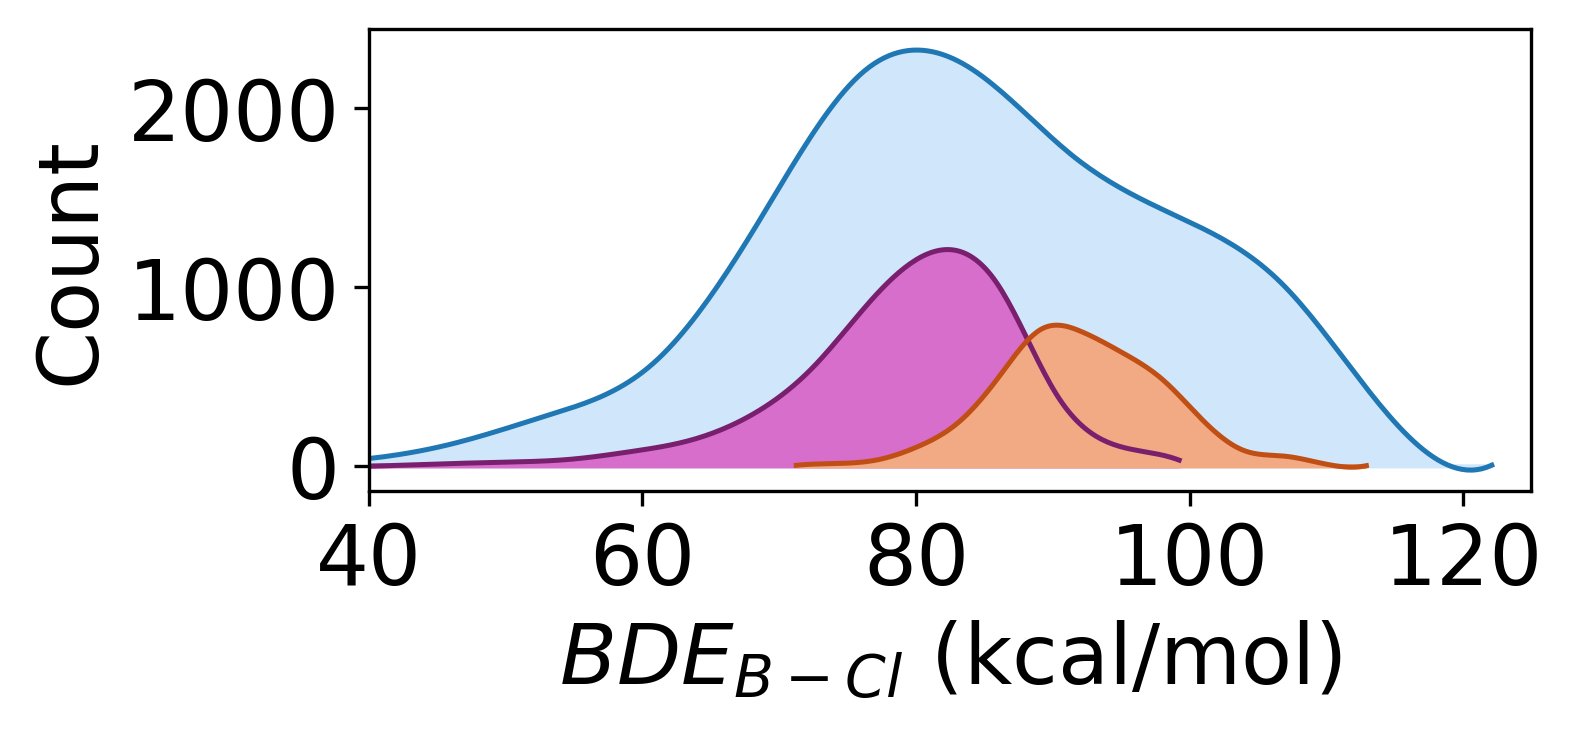
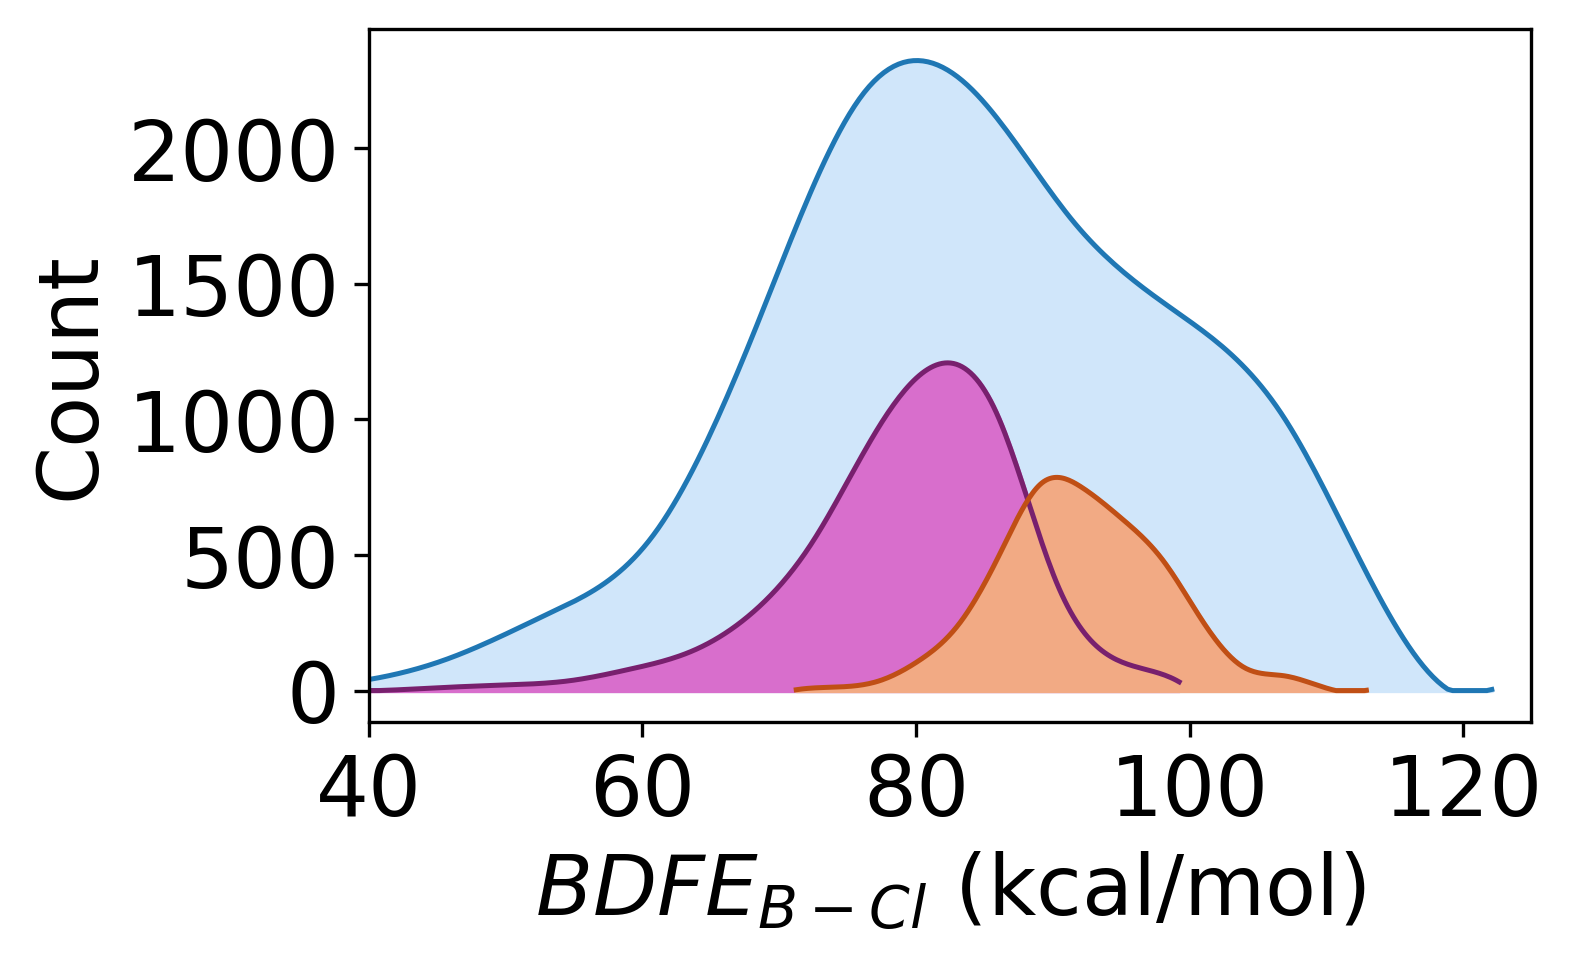
The change to this notebook cell's code, shown as a diff; its figure went from the first image to the second:
--- before
+++ after
@@ -1,5 +1,5 @@
 from DFTStructureGenerator.draw import plot_scatter_fit, plot_distribution, plot_panel
 from matplotlib import pyplot as plt
-fig = plt.figure(figsize=(5,2), dpi=300)
+fig = plt.figure(figsize=(5,3), dpi=300)
 ax = fig.add_subplot()
 
@@ -21,5 +21,5 @@
 plt.yticks(fontsize=20)
 plt.xlim(40, 125)
-plt.xlabel("$ BDE_{B-Cl}$ (kcal/mol)", fontsize=20)
+plt.xlabel("$ BDFE_{B-Cl}$ (kcal/mol)", fontsize=20)
 plt.ylabel("Count", fontsize=20)
 plt.show()

Commit: modified:   3_Build_DataBase.ipynb 	modified:   4_Benchmark.ipynb 	modified:   5_draw_molecule.ipynb 	modified:   6_Modeling.ipynb 	modified:   DFTStructureGenerator/__pycache__/draw.cpython-312.pyc 	modified:   DFTStructureGenerator/__pycache__/logfile_process.cpython-312.pyc 	modified:   DFTStruct